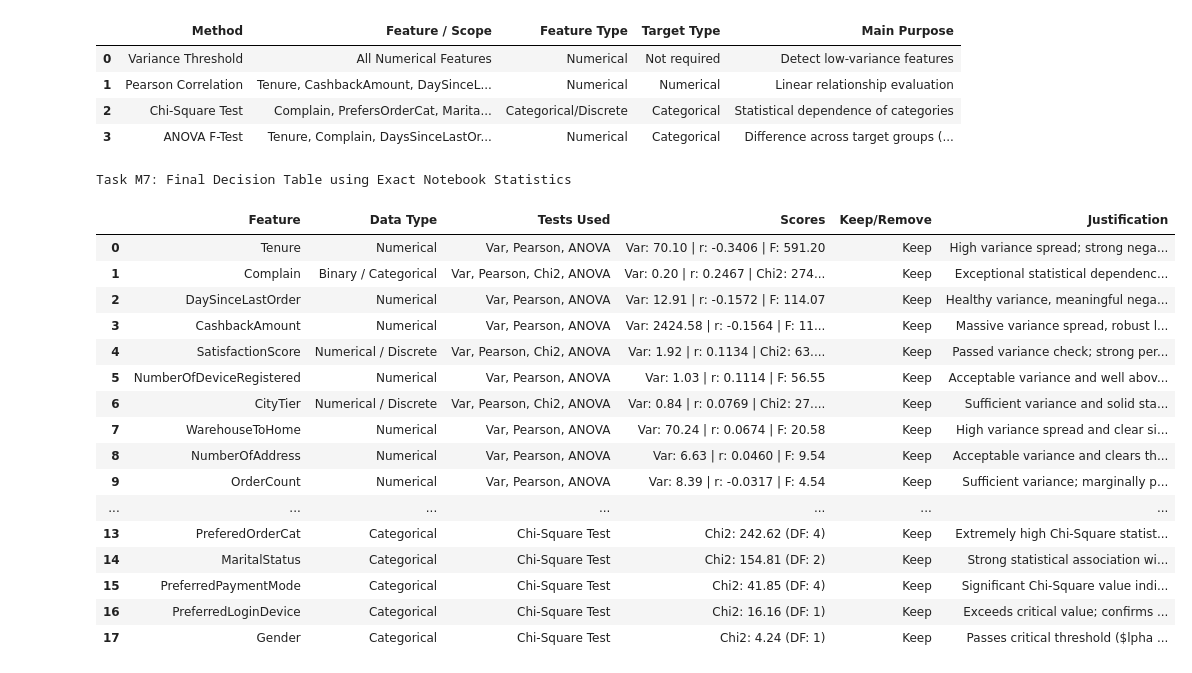
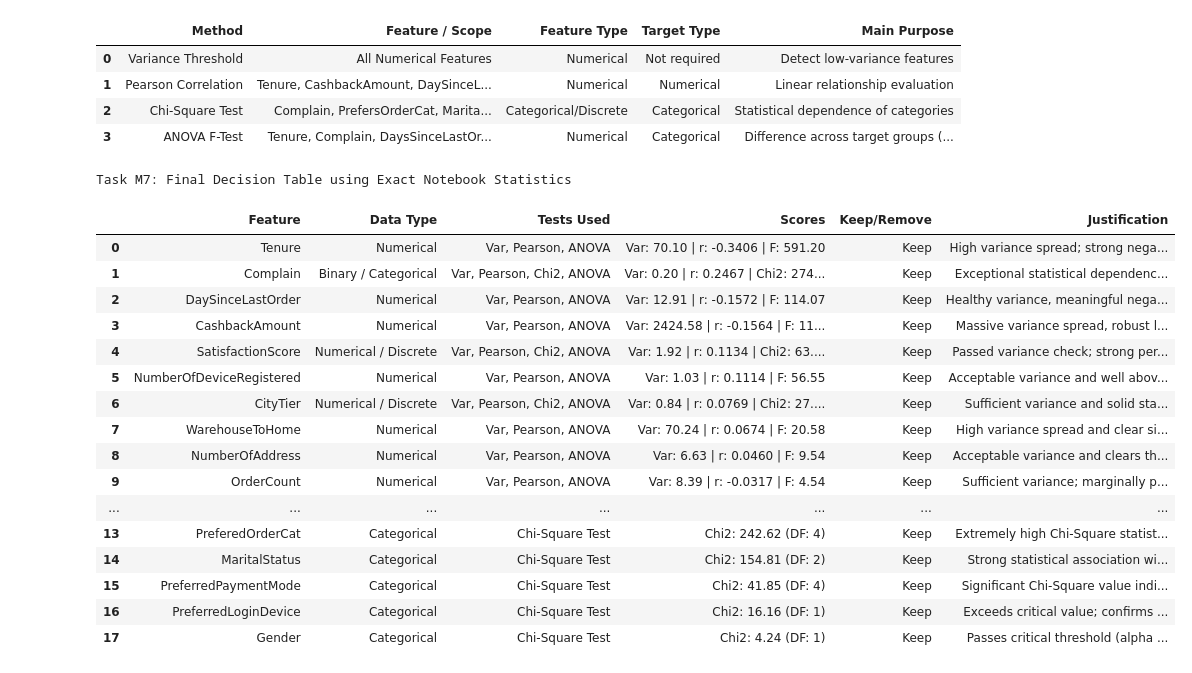
Before and after one commit to DrishtiNigam1928/CUSTOMER_CHURN, a Jupyter notebook: notebooks/main_analysis.ipynb, the cells around one changed output. Saved outputs shown, nothing was run; the diff lists cells and outputs as text; code cells hidden in the pictures.

```diff
--- a/notebooks/main_analysis.ipynb
+++ b/notebooks/main_analysis.ipynb
@@ -2019,32 +2013,32 @@ final_decision_table = [
     {
         "Feature": "Gender",
         "Data Type": "Categorical",
         "Tests Used": "Chi-Square Test",
         "Scores": "Chi2: 4.24 (DF: 1)",
         "Keep/Remove": "Keep",
-        "Justification": "Passes critical threshold ($\alpha = 0.05$, critical $\approx 3.84$)."
+        "Justification": "Passes critical threshold (alpha = 0.05, critical approx 3.84)."
     }
 ]
 
 df_decision_table = pd.DataFrame(final_decision_table)
 print("Task M7: Final Decision Table using Exact Notebook Statistics")
 display(df_decision_table)
 # %% [output]
 Task M7: Final Decision Table using Exact Notebook Statistics
 |  | Feature | Data Type | Tests Used | Scores | Keep/Remove | Justification |
 | 0 | Tenure | Numerical | Var, Pearson, ANOVA | Var: 70.10 | r: -0.3406 | F: 591.20 | Keep | High variance spread; strong nega... |
 | 1 | Complain | Binary / Categorical | Var, Pearson, Chi2, ANOVA | Var: 0.20 | r: 0.2467 | Chi2: 274... | Keep | Exceptional statistical dependenc... |
 | 2 | DaySinceLastOrder | Numerical | Var, Pearson, ANOVA | Var: 12.91 | r: -0.1572 | F: 114.07 | Keep | Healthy variance, meaningful nega... |
 | 3 | CashbackAmount | Numerical | Var, Pearson, ANOVA | Var: 2424.58 | r: -0.1564 | F: 11... | Keep | Massive variance spread, robust l... |
 | 4 | SatisfactionScore | Numerical / Discrete | Var, Pearson, Chi2, ANOVA | Var: 1.92 | r: 0.1134 | Chi2: 63.... | Keep | Passed variance check; strong per... |
 | 5 | NumberOfDeviceRegistered | Numerical | Var, Pearson, ANOVA | Var: 1.03 | r: 0.1114 | F: 56.55 | Keep | Acceptable variance and well abov... |
 | 6 | CityTier | Numerical / Discrete | Var, Pearson, Chi2, ANOVA | Var: 0.84 | r: 0.0769 | Chi2: 27.... | Keep | Sufficient variance and solid sta... |
 | 7 | WarehouseToHome | Numerical | Var, Pearson, ANOVA | Var: 70.24 | r: 0.0674 | F: 20.58 | Keep | High variance spread and clear si... |
 | 8 | NumberOfAddress | Numerical | Var, Pearson, ANOVA | Var: 6.63 | r: 0.0460 | F: 9.54 | Keep | Acceptable variance and clears th... |
 | 9 | OrderCount | Numerical | Var, Pearson, ANOVA | Var: 8.39 | r: -0.0317 | F: 4.54 | Keep | Sufficient variance; marginally p... |
 | ... | ... | ... | ... | ... | ... | ... |
 | 13 | PreferedOrderCat | Categorical | Chi-Square Test | Chi2: 242.62 (DF: 4) | Keep | Extremely high Chi-Square statist... |
 | 14 | MaritalStatus | Categorical | Chi-Square Test | Chi2: 154.81 (DF: 2) | Keep | Strong statistical association wi... |
 | 15 | PreferredPaymentMode | Categorical | Chi-Square Test | Chi2: 41.85 (DF: 4) | Keep | Significant Chi-Square value indi... |
 | 16 | PreferredLoginDevice | Categorical | Chi-Square Test | Chi2: 16.16 (DF: 1) | Keep | Exceeds critical value; confirms ... |
-| 17 | Gender | Categorical | Chi-Square Test | Chi2: 4.24 (DF: 1) | Keep | Passes critical threshold ($lpha ... |
+| 17 | Gender | Categorical | Chi-Square Test | Chi2: 4.24 (DF: 1) | Keep | Passes critical threshold (alpha ... |
```
Also changed, not shown: parts of 7 cells of this notebook.
